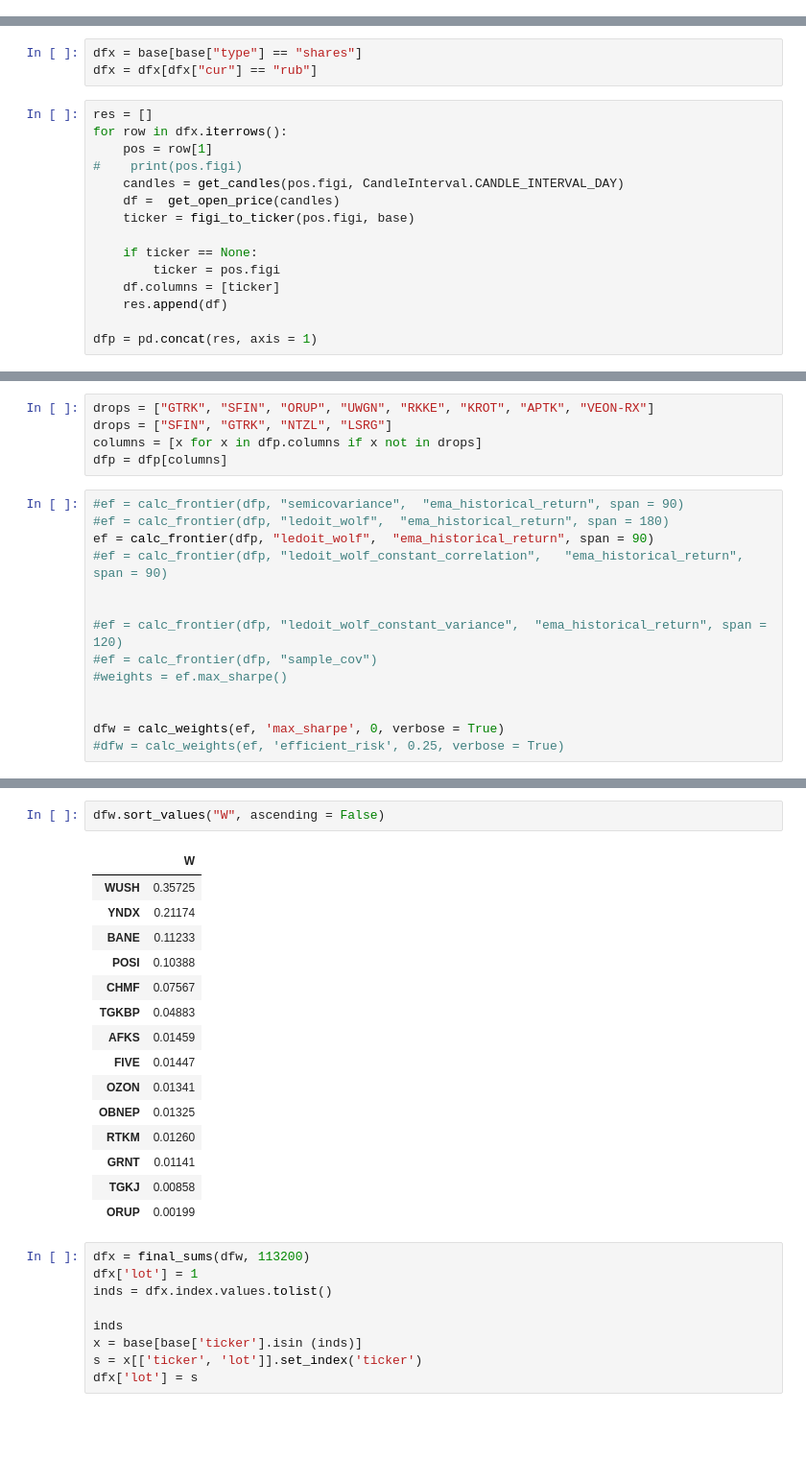
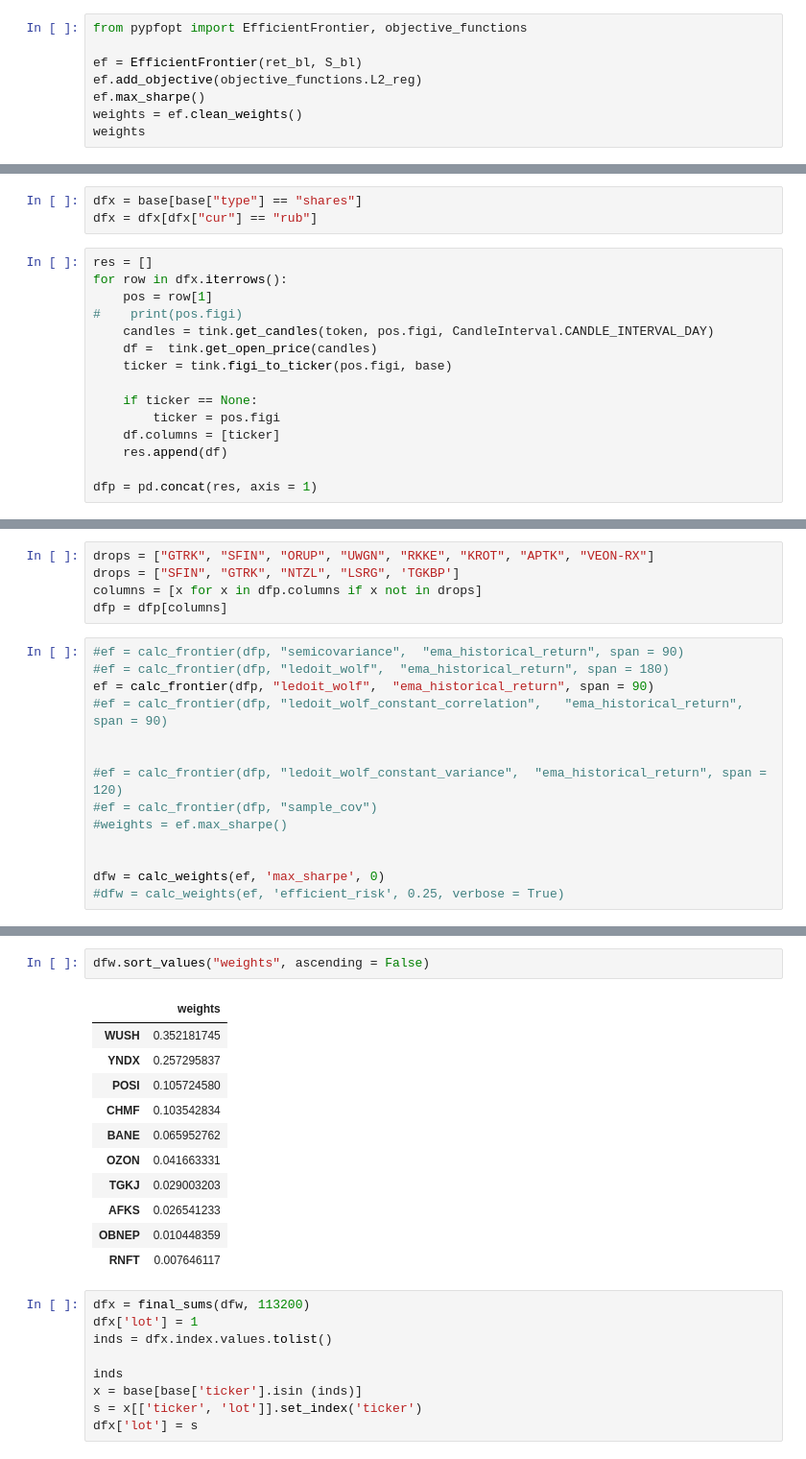
Before and after one commit to s-agapov/QuantMod, a Jupyter notebook: TP/Shares/05-Tink Momentum.ipynb, the cells around one changed output, grey strips where cells are left out. Shown: that part at 96% size. Saved outputs shown, nothing was run; the diff lists cells and outputs as text; blank space fills up the shorter version.

```diff
--- a/TP/Shares/05-Tink Momentum.ipynb
+++ b/TP/Shares/05-Tink Momentum.ipynb
@@ -294,0 +250,8 @@ Sharpe Ratio: 0.97
+# %%
+from pypfopt import EfficientFrontier, objective_functions
+
+ef = EfficientFrontier(ret_bl, S_bl)
+ef.add_objective(objective_functions.L2_reg)
+ef.max_sharpe()
+weights = ef.clean_weights()
+weights
@@ -388,9 +385,9 @@ res = []
 for row in dfx.iterrows():
     pos = row[1]
 #    print(pos.figi)
-    candles = get_candles(pos.figi, CandleInterval.CANDLE_INTERVAL_DAY)
-    df =  get_open_price(candles)
-    ticker = figi_to_ticker(pos.figi, base)
+    candles = tink.get_candles(token, pos.figi, CandleInterval.CANDLE_INTERVAL_DAY)
+    df =  tink.get_open_price(candles)
+    ticker = tink.figi_to_ticker(pos.figi, base)
 
     if ticker == None:
         ticker = pos.figi
@@ -437,6 +416,6 @@ dfp
 # %%
 drops = ["GTRK", "SFIN", "ORUP", "UWGN", "RKKE", "KROT", "APTK", "VEON-RX"]
-drops = ["SFIN", "GTRK", "NTZL", "LSRG"]
+drops = ["SFIN", "GTRK", "NTZL", "LSRG", 'TGKBP']
 columns = [x for x in dfp.columns if x not in drops]
 dfp = dfp[columns]
 # %%
@@ -451,5 +430,5 @@ ef = calc_frontier(dfp, "ledoit_wolf",  "ema_historical_return", span = 90)
 #weights = ef.max_sharpe()
 
 
-dfw = calc_weights(ef, 'max_sharpe', 0, verbose = True)
+dfw = calc_weights(ef, 'max_sharpe', 0)
 #dfw = calc_weights(ef, 'efficient_risk', 0.25, verbose = True)
@@ -460,21 +435,17 @@ Sharpe Ratio: 15.66
 # %%
-dfw.sort_values("W", ascending = False)
+dfw.sort_values("weights", ascending = False)
 # %% [output]
-|  | W |
-| WUSH | 0.35725 |
-| YNDX | 0.21174 |
-| BANE | 0.11233 |
-| POSI | 0.10388 |
-| CHMF | 0.07567 |
-| TGKBP | 0.04883 |
-| AFKS | 0.01459 |
-| FIVE | 0.01447 |
-| OZON | 0.01341 |
-| OBNEP | 0.01325 |
-| RTKM | 0.01260 |
-| GRNT | 0.01141 |
-| TGKJ | 0.00858 |
-| ORUP | 0.00199 |
+|  | weights |
+| WUSH | 0.352181745 |
+| YNDX | 0.257295837 |
+| POSI | 0.105724580 |
+| CHMF | 0.103542834 |
+| BANE | 0.065952762 |
+| OZON | 0.041663331 |
+| TGKJ | 0.029003203 |
+| AFKS | 0.026541233 |
+| OBNEP | 0.010448359 |
+| RNFT | 0.007646117 |
 # %%
 dfx = final_sums(dfw, 113200)
 dfx['lot'] = 1
```
Also changed, not shown: parts of 41 cells of this notebook, 8 other files.
